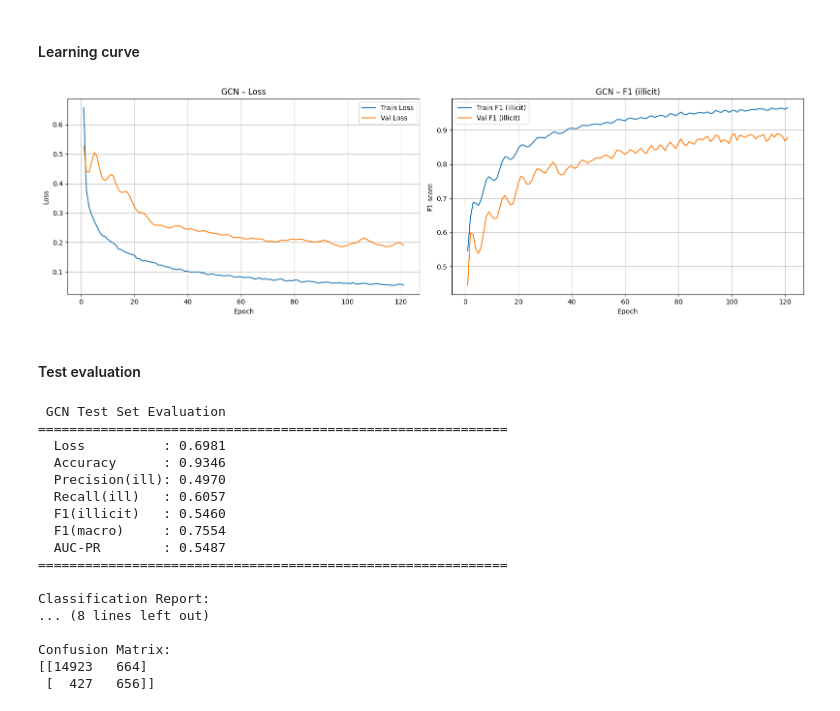
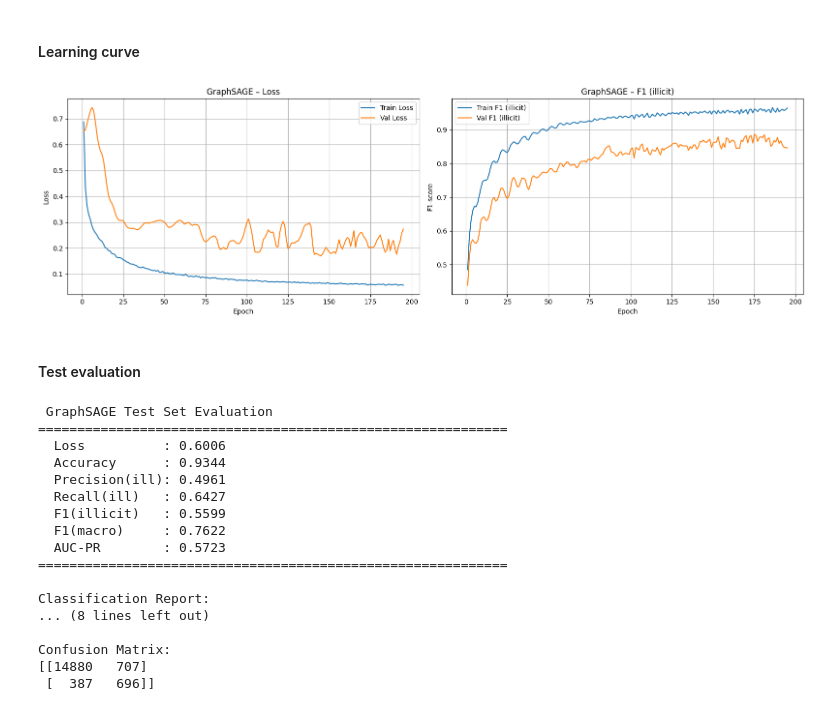
Before and after one commit to DuongXD-27/transaction-network-analysis, a Jupyter notebook: notebooks/graph-sage-full-batch.ipynb, the cells around one changed output. Cells and saved outputs as stored; diff of their text form; code cells hidden in the pictures.

```diff
--- a/notebooks/graph-sage-full-batch.ipynb
+++ b/notebooks/graph-sage-full-batch.ipynb
@@ -19,6 +19,6 @@ set_seed(42)
 # %% [markdown]
 #### Load data
 # %%
-data, device = load_and_preprocess_data('../data/processed/pyg_data.pt')
+data, device = load_and_preprocess_data('../data/processed/pyg_data.pt', undirected=False)
 # %% [output]
 Device: cpu
@@ -72,7 +72,7 @@ Class weights: licit=1.00, illicit=2.86
 # %%
 history = train_with_early_stopping(
     model, data, optimizer, criterion,
-    save_path='../saved_models/gcn_best.pt',
+    save_path='../saved_models/graphsage_best.pt',
     num_epochs=200,
     patience=20,
 )
@@ -97,29 +97,29 @@ Gap at best epoch: 0.0685
 # %% [markdown]
 #### Learning curve
 # %%
-plot_learning_curves(history, model_name="GCN")
+plot_learning_curves(history, model_name="GraphSAGE")
 # %% [output]
-[figure, old version]
+[figure, new version]
 # %% [markdown]
 #### Test evaluation
 # %%
-model.load_state_dict(torch.load('../saved_models/gcn_best.pt'))
-print_test_evaluation(model, data, criterion, label="GCN Test")
+model.load_state_dict(torch.load('../saved_models/graphsage_best.pt'))
+print_test_evaluation(model, data, criterion, label="GraphSAGE Test")
 # %% [output]
- GCN Test Set Evaluation
+ GraphSAGE Test Set Evaluation
 ============================================================
-  Loss          : 0.6981
-  Accuracy      : 0.9346
-  Precision(ill): 0.4970
-  Recall(ill)   : 0.6057
-  F1(illicit)   : 0.5460
-  F1(macro)     : 0.7554
-  AUC-PR        : 0.5487
+  Loss          : 0.6006
+  Accuracy      : 0.9344
+  Precision(ill): 0.4961
+  Recall(ill)   : 0.6427
+  F1(illicit)   : 0.5599
+  F1(macro)     : 0.7622
+  AUC-PR        : 0.5723
 ============================================================
 
 Classification Report:
 ... (8 lines left out)
 
 Confusion Matrix:
-[[14923   664]
- [  427   656]]
+[[14880   707]
+ [  387   696]]
```
Also changed, not shown: parts of 2 cells of this notebook.
